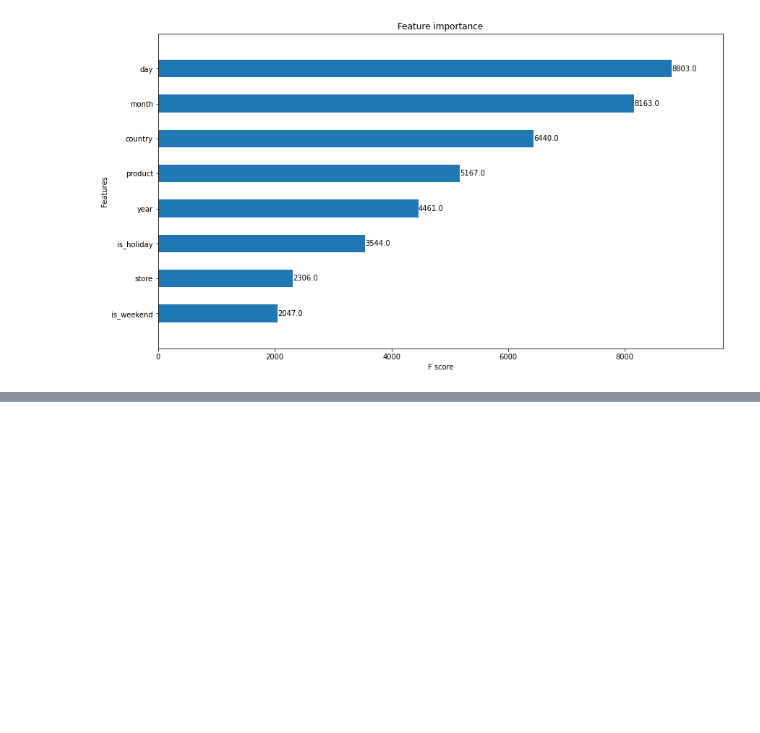
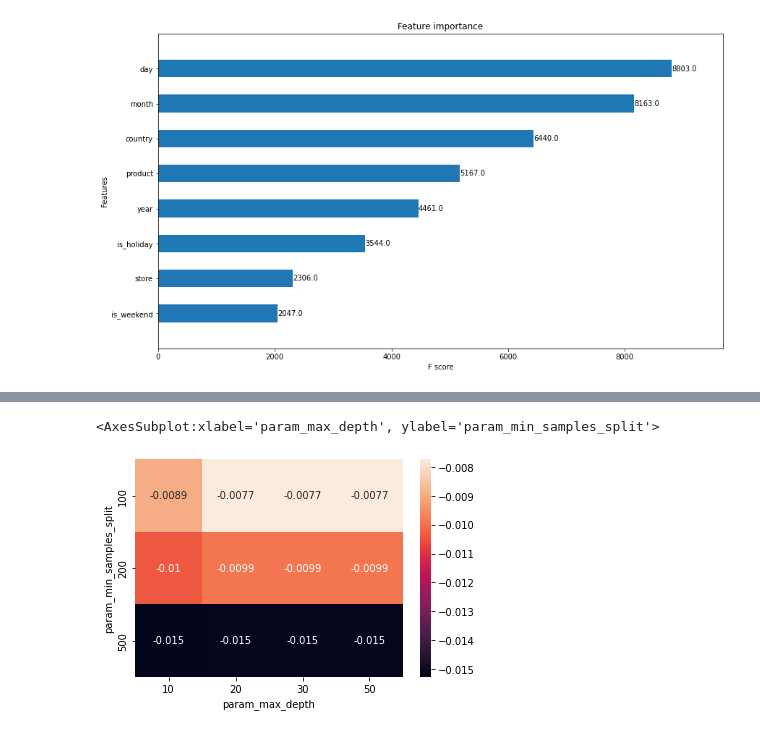
Before and after one commit to raghulrajn/kaggle-notebooks, a Jupyter notebook: time-series-prediction-tps-sept-2022.ipynb, the cells around one changed output, grey strips where cells are left out. Cells and saved outputs as stored; diff of their text form; code cells hidden in the pictures; blank space fills up the shorter version.

```diff
--- a/time-series-prediction-tps-sept-2022.ipynb
+++ b/time-series-prediction-tps-sept-2022.ipynb
@@ -353,0 +420,9 @@ plt.show()
+# %%
+decision_tree = DecisionTreeRegressor()
+
+tscv = TimeSeriesSplit(n_splits=3)
+parameters = {'min_samples_split':[100, 200, 500], 'max_depth':[10, 20, 30, 50]}
+clf = GridSearchCV(decision_tree, parameters, cv=tscv, scoring='neg_mean_squared_error', verbose = 2, return_train_score=True, n_jobs = -1)
+clf.fit(x_train_[features], np.log1p(x_train_.num_sold))
+
+results = pd.DataFrame.from_dict(clf.cv_results_)
@@ -353,0 +449,6 @@ plt.show()
+# %%
+data_train = results.pivot('param_min_samples_split', 'param_max_depth', 'mean_train_score')
+sns.heatmap(data_train, annot=True)
+# %% [output]
+<AxesSubplot:xlabel='param_max_depth', ylabel='param_min_samples_split'>
+[figure, added]
```
Also changed, not shown: parts of 8 cells of this notebook.
